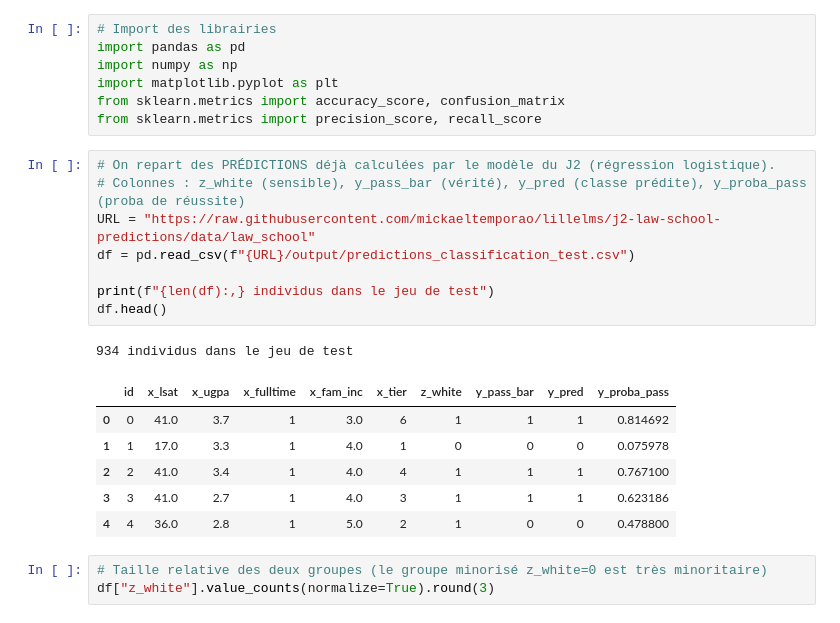
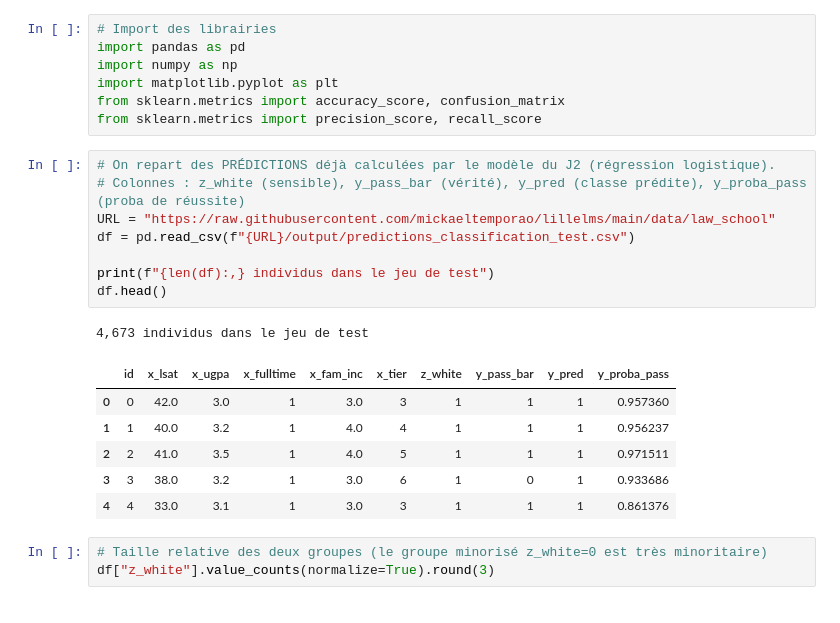
Before and after one commit to mickaeltemporao/lillelms, a Jupyter notebook: resources/j4/2_aprem/01-fairness.ipynb, the cells around one changed output. Cells and saved outputs as stored; diff of their text form.

Commit message:
retour sur main pour l url des data extraites

```diff
--- a/resources/j4/2_aprem/01-fairness.ipynb
+++ b/resources/j4/2_aprem/01-fairness.ipynb
@@ -47,19 +47,19 @@ from sklearn.metrics import precision_score, recall_score
 # %%
 # On repart des PRÉDICTIONS déjà calculées par le modèle du J2 (régression logistique).
 # Colonnes : z_white (sensible), y_pass_bar (vérité), y_pred (classe prédite), y_proba_pass (proba de réussite)
-URL = "https://raw.githubusercontent.com/mickaeltemporao/lillelms/j2-law-school-predictions/data/law_school"
+URL = "https://raw.githubusercontent.com/mickaeltemporao/lillelms/main/data/law_school"
 df = pd.read_csv(f"{URL}/output/predictions_classification_test.csv")
 
 print(f"{len(df):,} individus dans le jeu de test")
 df.head()
 # %% [output]
-934 individus dans le jeu de test
+4,673 individus dans le jeu de test
 |  | id | x_lsat | x_ugpa | x_fulltime | x_fam_inc | x_tier | z_white | y_pass_bar | y_pred | y_proba_pass |
-| 0 | 0 | 41.0 | 3.7 | 1 | 3.0 | 6 | 1 | 1 | 1 | 0.814692 |
-| 1 | 1 | 17.0 | 3.3 | 1 | 4.0 | 1 | 0 | 0 | 0 | 0.075978 |
-| 2 | 2 | 41.0 | 3.4 | 1 | 4.0 | 4 | 1 | 1 | 1 | 0.767100 |
-| 3 | 3 | 41.0 | 2.7 | 1 | 4.0 | 3 | 1 | 1 | 1 | 0.623186 |
-| 4 | 4 | 36.0 | 2.8 | 1 | 5.0 | 2 | 1 | 0 | 0 | 0.478800 |
+| 0 | 0 | 42.0 | 3.0 | 1 | 3.0 | 3 | 1 | 1 | 1 | 0.957360 |
+| 1 | 1 | 40.0 | 3.2 | 1 | 4.0 | 4 | 1 | 1 | 1 | 0.956237 |
+| 2 | 2 | 41.0 | 3.5 | 1 | 4.0 | 5 | 1 | 1 | 1 | 0.971511 |
+| 3 | 3 | 38.0 | 3.2 | 1 | 3.0 | 6 | 1 | 0 | 1 | 0.933686 |
+| 4 | 4 | 33.0 | 3.1 | 1 | 3.0 | 3 | 1 | 1 | 1 | 0.861376 |
 # %%
 # Taille relative des deux groupes (le groupe minorisé z_white=0 est très minoritaire)
 df["z_white"].value_counts(normalize=True).round(3)
```
